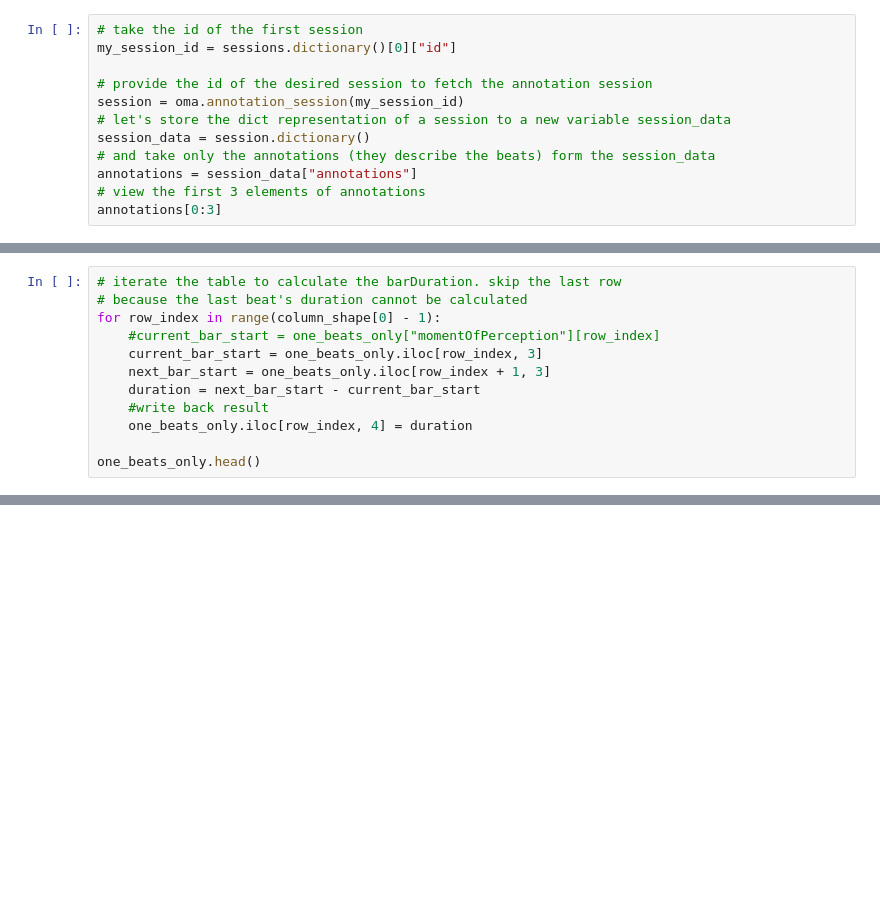
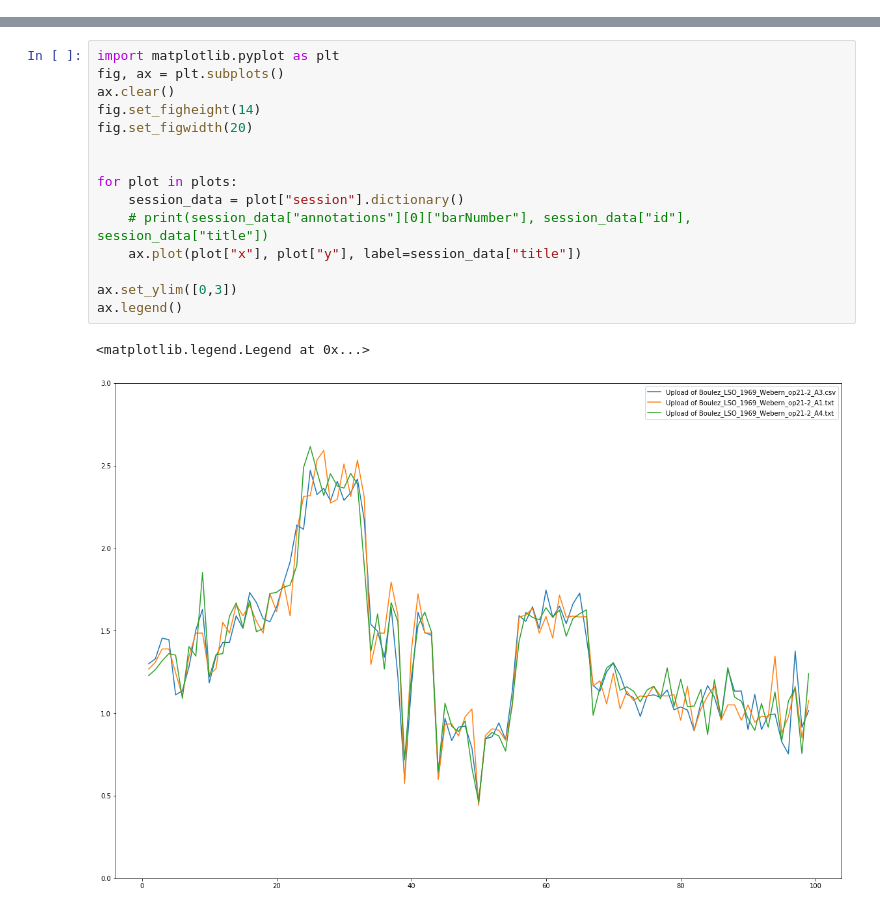
Before and after one commit to KarajanResearch/OpenMusicAnnotations, a Jupyter notebook: jupyter-omaapi/demos/Tempo Comparison.ipynb, the cells around one changed output, grey strips where cells are left out. Cells and saved outputs as stored; diff of their text form; blank space fills up the shorter version.

```diff
--- a/jupyter-omaapi/demos/Tempo Comparison.ipynb
+++ b/jupyter-omaapi/demos/Tempo Comparison.ipynb
@@ -56,12 +0,0 @@ for session in sessions:
-# %%
-# take the id of the first session
-my_session_id = sessions.dictionary()[0]["id"]
-
-# provide the id of the desired session to fetch the annotation session
-session = oma.annotation_session(my_session_id)
-# let's store the dict representation of a session to a new variable session_data
-session_data = session.dictionary()
-# and take only the annotations (they describe the beats) form the session_data
-annotations = session_data["annotations"]
-# view the first 3 elements of annotations
-annotations[0:3]
@@ -116,12 +0,0 @@ one_beats_only.head()
-# %%
-# iterate the table to calculate the barDuration. skip the last row
-# because the last beat's duration cannot be calculated
-for row_index in range(column_shape[0] - 1):
-    #current_bar_start = one_beats_only["momentOfPerception"][row_index]
-    current_bar_start = one_beats_only.iloc[row_index, 3]
-    next_bar_start = one_beats_only.iloc[row_index + 1, 3]
-    duration = next_bar_start - current_bar_start
-    #write back result
-    one_beats_only.iloc[row_index, 4] = duration
-
-one_beats_only.head()
@@ -152,0 +89,18 @@ ax.plot(x_axis, y_axis)
+# %%
+import matplotlib.pyplot as plt
+fig, ax = plt.subplots()
+ax.clear()
+fig.set_figheight(14)
+fig.set_figwidth(20)
+
+
+for plot in plots:
+    session_data = plot["session"].dictionary()
+    # print(session_data["annotations"][0]["barNumber"], session_data["id"], session_data["title"])
+    ax.plot(plot["x"], plot["y"], label=session_data["title"])
+
+ax.set_ylim([0,3])
+ax.legend()
+# %% [output]
+<matplotlib.legend.Legend at 0x...>
+[figure, added]
```
Also changed, not shown: parts of 11 cells of this notebook, 4 other files.
